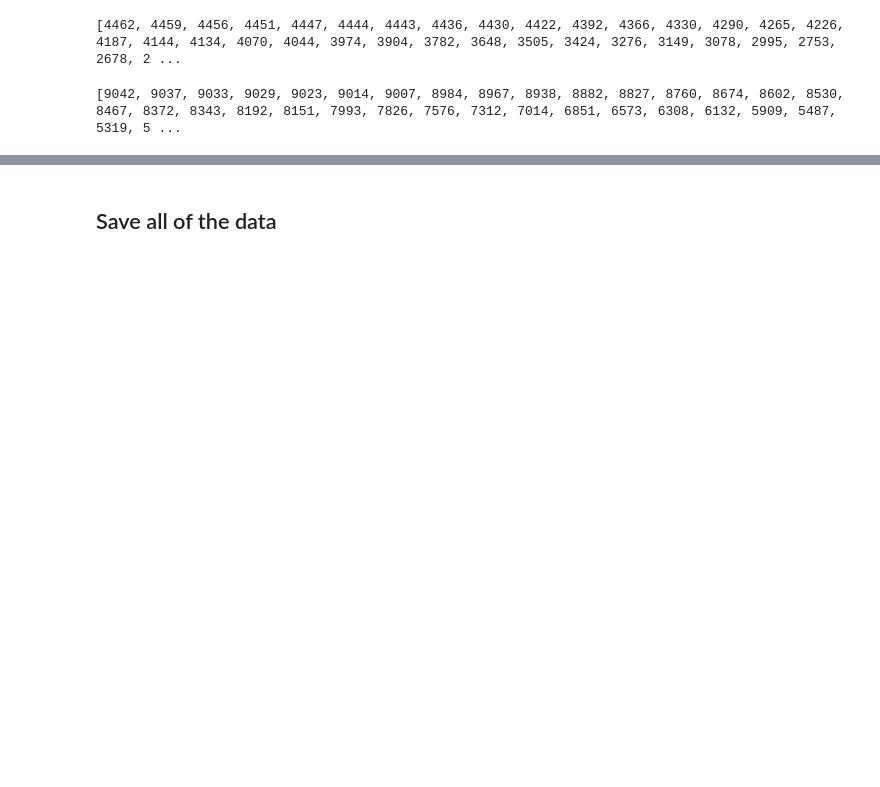
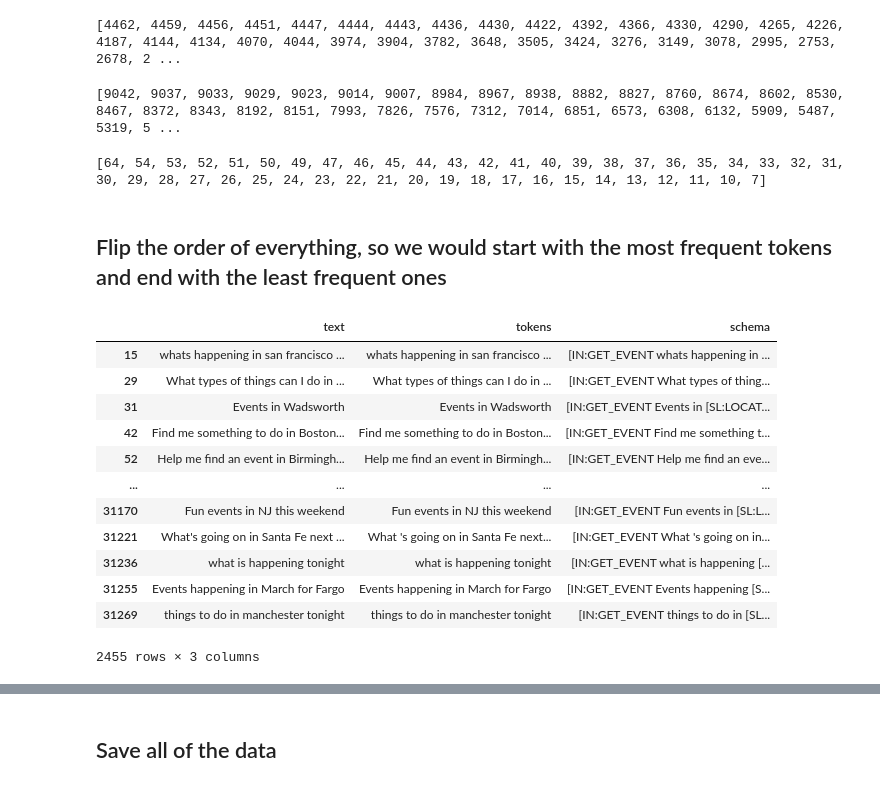
Before and after one commit to Guitaricet/new-semantic-parsing, a Jupyter notebook: notebooks/17_top_multiple_splits.ipynb, the cells around one changed output, grey strips where cells are left out. Cells and saved outputs as stored; diff of their text form; code cells hidden in the pictures; blank space fills up the shorter version.

```diff
--- a/notebooks/17_top_multiple_splits.ipynb
+++ b/notebooks/17_top_multiple_splits.ipynb
@@ -299,3 +355,9 @@ print([len(v) for v in validation_tiers])
 print([len(v) for v in test_tiers])
 # %% [output]
 [9042, 9037, 9033, 9029, 9023, 9014, 9007, 8984, 8967, 8938, 8882, 8827, 8760, 8674, 8602, 8530, 8467, 8372, 8343, 8192, 8151, 7993, 7826, 7576, 7312, 7014, 6851, 6573, 6308, 6132, 5909, 5487, 5319, 5 ...
+# %%
+print([len(v) for v in vocabularies])
+# %% [output]
+[64, 54, 53, 52, 51, 50, 49, 47, 46, 45, 44, 43, 42, 41, 40, 39, 38, 37, 36, 35, 34, 33, 32, 31, 30, 29, 28, 27, 26, 25, 24, 23, 22, 21, 20, 19, 18, 17, 16, 15, 14, 13, 12, 11, 10, 7]
+# %% [markdown]
+## Flip the order of everything, so we would start with the most frequent tokens and end with the least frequent ones
@@ -301,0 +369,16 @@ print([len(v) for v in test_tiers])
+# %%
+tiers[0]
+# %% [output]
+|  | text | tokens | schema |
+| 15 | whats happening in san francisco ... | whats happening in san francisco ... | [IN:GET_EVENT whats happening in ... |
+| 29 | What types of things can I do in ... | What types of things can I do in ... | [IN:GET_EVENT What types of thing... |
+| 31 | Events in Wadsworth | Events in Wadsworth | [IN:GET_EVENT Events in [SL:LOCAT... |
+| 42 | Find me something to do in Boston... | Find me something to do in Boston... | [IN:GET_EVENT Find me something t... |
+| 52 | Help me find an event in Birmingh... | Help me find an event in Birmingh... | [IN:GET_EVENT Help me find an eve... |
+| ... | ... | ... | ... |
+| 31170 | Fun events in NJ this weekend | Fun events in NJ this weekend | [IN:GET_EVENT Fun events in [SL:L... |
+| 31221 | What's going on in Santa Fe next ... | What 's going on in Santa Fe next... | [IN:GET_EVENT What 's going on in... |
+| 31236 | what is happening tonight | what is happening tonight | [IN:GET_EVENT what is happening [... |
+| 31255 | Events happening in March for Fargo | Events happening in March for Fargo | [IN:GET_EVENT Events happening [S... |
+| 31269 | things to do in manchester tonight | things to do in manchester tonight | [IN:GET_EVENT things to do in [SL... |
+2455 rows × 3 columns
```
Also changed, not shown: parts of 19 cells of this notebook, 10 other files.
